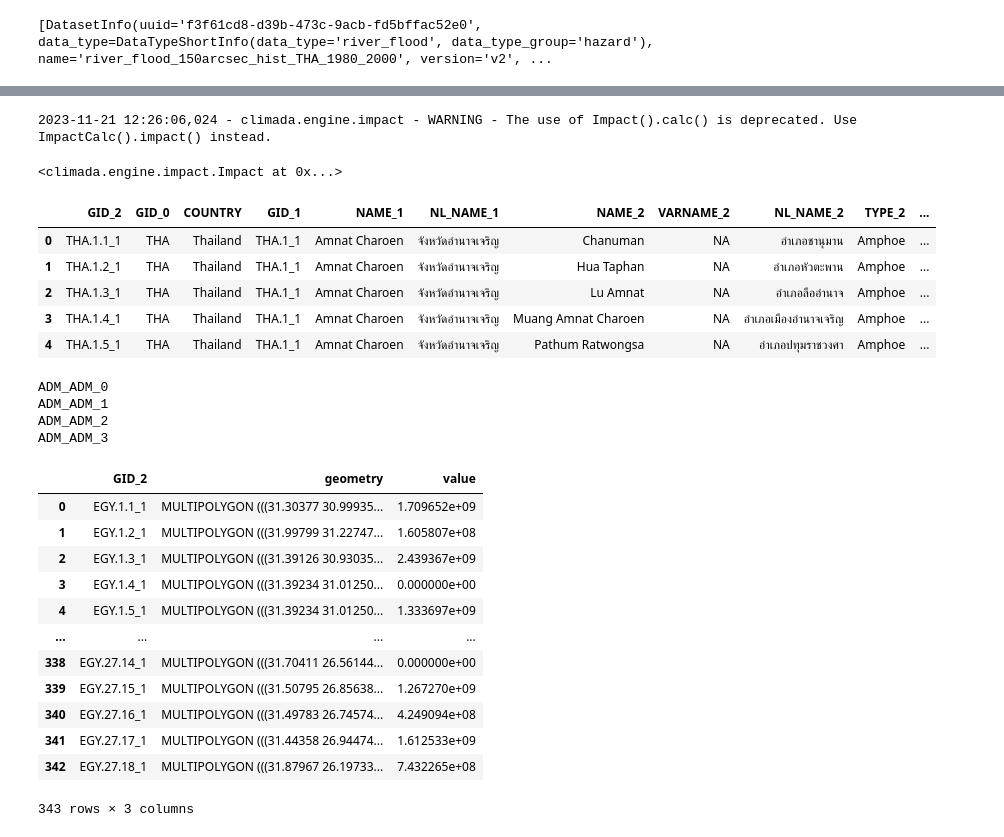
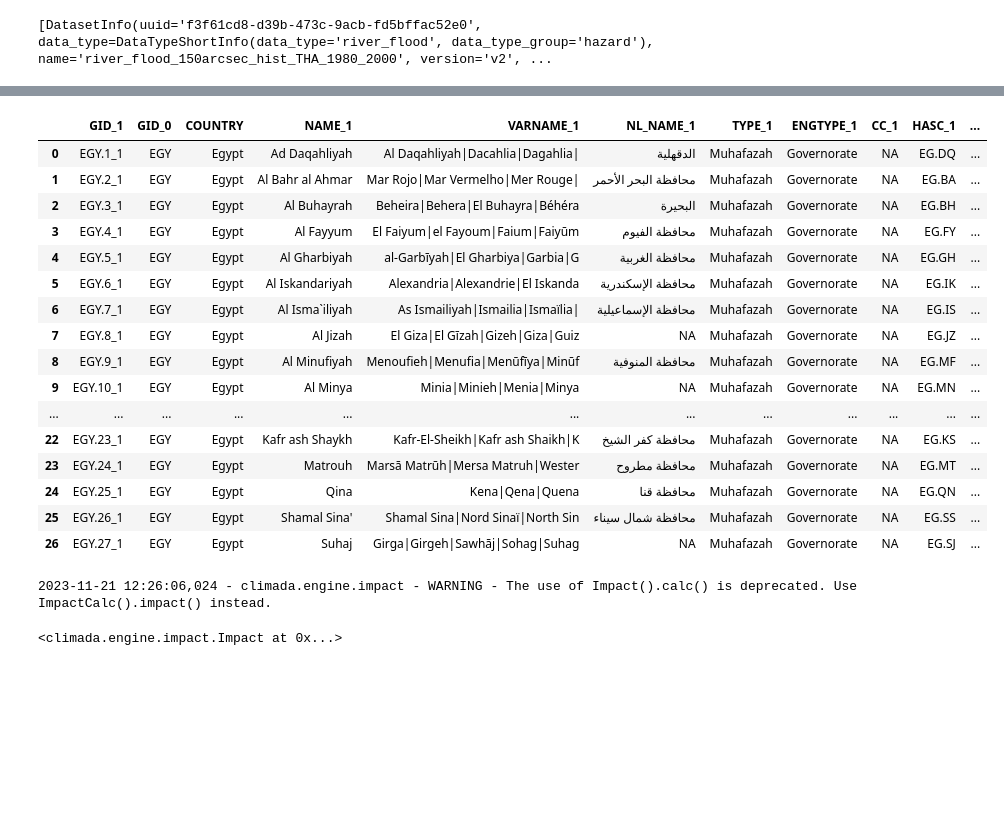
Before and after one commit to gkalomalos/ERA_projects_SWORD, a Jupyter notebook: backend/dev.ipynb, the cells around one changed output, grey strips where cells are left out. Saved outputs shown, nothing was run; the diff lists cells and outputs as text; code cells hidden in the pictures; blank space fills up the shorter version.

```diff
--- a/backend/dev.ipynb
+++ b/backend/dev.ipynb
@@ -138,3 +227,26 @@ hazard = client.get_hazard(
+# %%
+country_iso3 = get_iso3_country_code(country_name)
+GADM41_filename = Path(REQUIREMENTS_DIR) / f"gadm41_{country_iso3}.gpkg"
+admin_gdf = gpd.read_file(filename=GADM41_filename, layer=layer)
+admin_gdf
+# %% [output]
+|  | GID_1 | GID_0 | COUNTRY | NAME_1 | VARNAME_1 | NL_NAME_1 | TYPE_1 | ENGTYPE_1 | CC_1 | HASC_1 | ... |
+| 0 | EGY.1_1 | EGY | Egypt | Ad Daqahliyah | Al Daqahliyah|Dacahlia|Dagahlia| | الدقهلية | Muhafazah | Governorate | NA | EG.DQ | ... |
+| 1 | EGY.2_1 | EGY | Egypt | Al Bahr al Ahmar | Mar Rojo|Mar Vermelho|Mer Rouge| | محافظة البحر الأحمر | Muhafazah | Governorate | NA | EG.BA | ... |
+| 2 | EGY.3_1 | EGY | Egypt | Al Buhayrah | Beheira|Behera|El Buhayra|Béhéra | البحيرة | Muhafazah | Governorate | NA | EG.BH | ... |
+| 3 | EGY.4_1 | EGY | Egypt | Al Fayyum | El Faiyum|el Fayoum|Faium|Faiyūm | محافظة الفيوم | Muhafazah | Governorate | NA | EG.FY | ... |
+| 4 | EGY.5_1 | EGY | Egypt | Al Gharbiyah | al-Garbīyah|El Gharbiya|Garbia|G | محافظة الغربية | Muhafazah | Governorate | NA | EG.GH | ... |
+| 5 | EGY.6_1 | EGY | Egypt | Al Iskandariyah | Alexandria|Alexandrie|El Iskanda | محافظة الإسكندرية | Muhafazah | Governorate | NA | EG.IK | ... |
+| 6 | EGY.7_1 | EGY | Egypt | Al Isma`iliyah | As Ismailiyah|Ismailia|Ismaïlia| | محافظة الإسماعيلية | Muhafazah | Governorate | NA | EG.IS | ... |
+| 7 | EGY.8_1 | EGY | Egypt | Al Jizah | El Giza|El Gīzah|Gizeh|Giza|Guiz | NA | Muhafazah | Governorate | NA | EG.JZ | ... |
+| 8 | EGY.9_1 | EGY | Egypt | Al Minufiyah | Menoufieh|Menufia|Menūfīya|Minūf | محافظة المنوفية | Muhafazah | Governorate | NA | EG.MF | ... |
+| 9 | EGY.10_1 | EGY | Egypt | Al Minya | Minia|Minieh|Menia|Minya | NA | Muhafazah | Governorate | NA | EG.MN | ... |
+| ... | ... | ... | ... | ... | ... | ... | ... | ... | ... | ... | ... |
+| 22 | EGY.23_1 | EGY | Egypt | Kafr ash Shaykh | Kafr-El-Sheikh|Kafr ash Shaikh|K | محافظة كفر الشيخ | Muhafazah | Governorate | NA | EG.KS | ... |
+| 23 | EGY.24_1 | EGY | Egypt | Matrouh | Marsā Matrūh|Mersa Matruh|Wester | محافظة مطروح | Muhafazah | Governorate | NA | EG.MT | ... |
+| 24 | EGY.25_1 | EGY | Egypt | Qina | Kena|Qena|Quena | محافظة قنا | Muhafazah | Governorate | NA | EG.QN | ... |
+| 25 | EGY.26_1 | EGY | Egypt | Shamal Sina' | Shamal Sina|Nord Sinaï|North Sin | محافظة شمال سيناء | Muhafazah | Governorate | NA | EG.SS | ... |
+| 26 | EGY.27_1 | EGY | Egypt | Suhaj | Girga|Girgeh|Sawhāj|Sohag|Suhag | NA | Muhafazah | Governorate | NA | EG.SJ | ... |
 # %%
 # Calculate Impact
 
@@ -169,55 +281,3 @@ impact
 # %% [output]
 2023-11-21 12:26:06,024 - climada.engine.impact - WARNING - The use of Impact().calc() is deprecated. Use ImpactCalc().impact() instead.
 <climada.engine.impact.Impact at 0x...>
-# %%
-# adm_gdf = gdf = gpd.read_file(GADM41_EGY_PATH, layer=0) # access layers by index (ex: 1) or name (ex: 'ADM_ADM_0')
-adm_gdf = gdf = gpd.read_file(GADM41_THA_PATH, layer=2) # access layers by index (ex: 1) or name (ex: 'ADM_ADM_0')
-adm_gdf.head()
-# %% [output]
-|  | GID_2 | GID_0 | COUNTRY | GID_1 | NAME_1 | NL_NAME_1 | NAME_2 | VARNAME_2 | NL_NAME_2 | TYPE_2 | ... |
-| 0 | THA.1.1_1 | THA | Thailand | THA.1_1 | Amnat Charoen | จังหวัดอำนาจเจริญ | Chanuman | NA | อำเภอชานุมาน | Amphoe | ... |
-| 1 | THA.1.2_1 | THA | Thailand | THA.1_1 | Amnat Charoen | จังหวัดอำนาจเจริญ | Hua Taphan | NA | อำเภอหัวตะพาน | Amphoe | ... |
-| 2 | THA.1.3_1 | THA | Thailand | THA.1_1 | Amnat Charoen | จังหวัดอำนาจเจริญ | Lu Amnat | NA | อำเภอลืออำนาจ | Amphoe | ... |
-| 3 | THA.1.4_1 | THA | Thailand | THA.1_1 | Amnat Charoen | จังหวัดอำนาจเจริญ | Muang Amnat Charoen | NA | อำเภอเมืองอำนาจเจริญ | Amphoe | ... |
-| 4 | THA.1.5_1 | THA | Thailand | THA.1_1 | Amnat Charoen | จังหวัดอำนาจเจริญ | Pathum Ratwongsa | NA | อำเภอปทุมราชวงศา | Amphoe | ... |
-# %%
-# List all layers in the GeoPackage
-layer_names = gpd.io.file.fiona.listlayers(GADM41_THA_PATH)
-# layer_names = gpd.io.file.fiona.listlayers(GADM41_EGY_PATH)
-for name in layer_names:
-    print(name)
-# %% [output]
-ADM_ADM_0
-ADM_ADM_1
-ADM_ADM_2
-ADM_ADM_3
-# %%
-filepath = DATA_DIR / "dev" / "gadm41_EGY.gpkg"
-layer = 2
-exposure_filepath = EXPOSURES_DIR / "LitPop_150arcsec_EGY.hdf5"
-exposure = Exposures().from_hdf5(exposure_filepath)
-exp_gdf = exposure.gdf
-adm_gdf = gpd.read_file(filepath, layer=layer) # access layers by index (ex: 1) or name (ex: 'ADM_ADM_0')
-
-joined_gdf = gpd.sjoin(exp_gdf, adm_gdf, how="left", predicate='within')
-aggregated_values = joined_gdf.groupby(f'GID_{layer}')['value'].sum().reset_index()
-adm_gdf = adm_gdf.merge(aggregated_values, on=f'GID_{layer}', how='left')
-adm_gdf['value'] = adm_gdf['value'].fillna(0)
-adm_gdf
-
-resp_gdf = adm_gdf[[f'GID_{layer}', 'geometry', 'value']]
-resp_gdf
-# %% [output]
-|  | GID_2 | geometry | value |
-| 0 | EGY.1.1_1 | MULTIPOLYGON (((31.30377 30.99935... | 1.709652e+09 |
-| 1 | EGY.1.2_1 | MULTIPOLYGON (((31.99799 31.22747... | 1.605807e+08 |
-| 2 | EGY.1.3_1 | MULTIPOLYGON (((31.39126 30.93035... | 2.439367e+09 |
-| 3 | EGY.1.4_1 | MULTIPOLYGON (((31.39234 31.01250... | 0.000000e+00 |
-| 4 | EGY.1.5_1 | MULTIPOLYGON (((31.39234 31.01250... | 1.333697e+09 |
-| ... | ... | ... | ... |
-| 338 | EGY.27.14_1 | MULTIPOLYGON (((31.70411 26.56144... | 0.000000e+00 |
-| 339 | EGY.27.15_1 | MULTIPOLYGON (((31.50795 26.85638... | 1.267270e+09 |
-| 340 | EGY.27.16_1 | MULTIPOLYGON (((31.49783 26.74574... | 4.249094e+08 |
-| 341 | EGY.27.17_1 | MULTIPOLYGON (((31.44358 26.94474... | 1.612533e+09 |
-| 342 | EGY.27.18_1 | MULTIPOLYGON (((31.87967 26.19733... | 7.432265e+08 |
-343 rows × 3 columns
```
Also changed, not shown: parts of 14 cells of this notebook, 1 other file.
